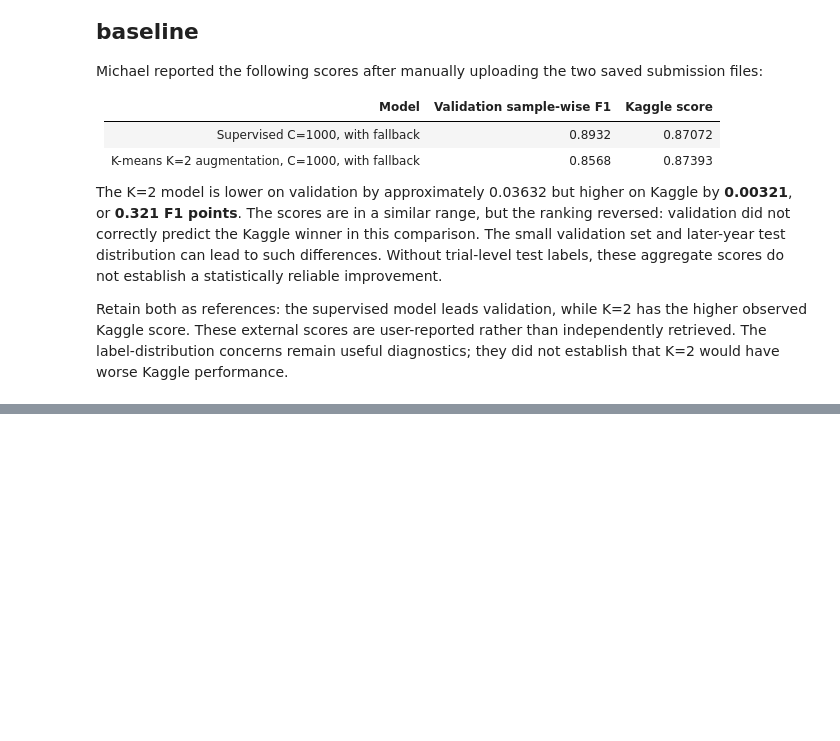
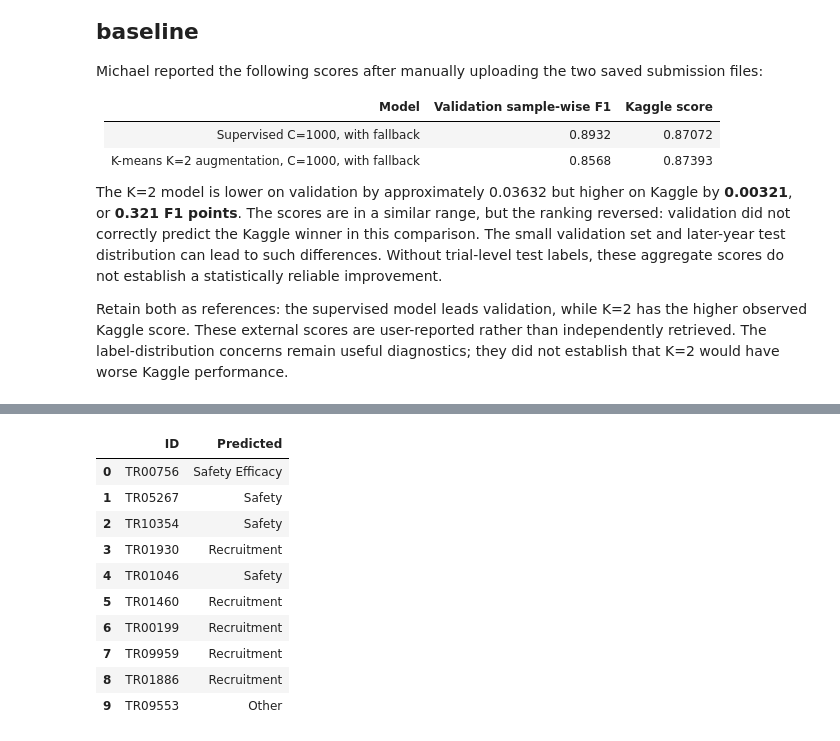
Before and after one commit to anihadagali7/AML-Midterm, a Jupyter notebook: part1/part1.ipynb, the cells around one changed output, grey strips where cells are left out. Drawn from its saved outputs; the diff is of its cells as text; code cells hidden in the pictures; blank space fills up the shorter version.

```diff
--- a/part1/part1.ipynb
+++ b/part1/part1.ipynb
@@ -1123,0 +1416,81 @@ Retain both as references: the supervised model leads validation, while K=2 has
+# %%
+k2_year_model_path = YEAR_EXPERIMENT_DIR / "models" / "k02_embeddings_year.joblib"
+k2_year_saved = joblib.load(k2_year_model_path)
+k2_year_classifier = k2_year_saved["classifier"]
+k2_year_features = k2_year_saved["feature_columns"]
+assert k2_year_features == EMBEDDING_COLUMNS + ["start_year"]
+assert k2_year_saved["reasons"] == REASONS
+assert k2_year_classifier.named_steps["scaler"].n_features_in_ == 151
+assert k2_year_classifier.named_steps["scaler"].n_samples_seen_ == 545
+assert k2_year_classifier.named_steps["classifier"].estimator.C == 1000.0
+
+k2_year_val = evaluate_reason_classifier(
+    k2_year_classifier, year_val_df[k2_year_features].to_numpy(), year_val_labels,
+    threshold=0.5, ensure_nonempty=True,
+)
+k2_year_reference = year_comparison.set_index("experiment").loc["k02_embeddings_year"]
+np.testing.assert_allclose(k2_year_val["metrics"]["sample_f1"], k2_year_reference.validation_sample_f1, atol=1e-14)
+np.testing.assert_allclose(k2_year_val["metrics"]["macro_f1"], k2_year_reference.validation_macro_f1, atol=1e-14)
+
+k2_year_test = pd.read_csv(year_data_dir / "part1_test.csv")
+k2_year_sample = pd.read_csv(year_data_dir / "part1_sample_submission.csv")
+assert k2_year_test["ID"].is_unique and k2_year_sample["ID"].is_unique
+assert set(k2_year_test["ID"]) == set(k2_year_sample["ID"])
+assert set(k2_year_test["ID"]).isdisjoint(year_training_sets["k02"]["ID"])
+assert set(k2_year_test["ID"]).isdisjoint(year_val_df["ID"])
+assert np.isfinite(k2_year_test[k2_year_features].to_numpy()).all()
+k2_year_probabilities = k2_year_classifier.predict_proba(k2_year_test[k2_year_features].to_numpy())
+k2_year_predicted, k2_year_fallback = predict_reason_labels(k2_year_probabilities, threshold=0.5, ensure_nonempty=True)
+k2_year_submission = pd.DataFrame({
+    "ID": k2_year_test["ID"],
+    "Predicted": [" ".join(r for r, yes in zip(REASONS, row) if yes) for row in k2_year_predicted],
+}).set_index("ID").loc[k2_year_sample["ID"]].reset_index()
+assert k2_year_submission.shape == (312, 2)
+assert k2_year_submission["ID"].tolist() == k2_year_sample["ID"].tolist()
+assert k2_year_submission["Predicted"].str.len().gt(0).all()
+assert k2_year_submission["Predicted"].map(lambda s: set(s.split()).issubset(REASONS)).all()
+k2_year_submission_path = year_data_dir / "part1_kmeans_K2_year_C1000_submission.csv"
+k2_year_submission.to_csv(k2_year_submission_path, index=False)
+pd.testing.assert_frame_equal(pd.read_csv(k2_year_submission_path), k2_year_submission)
+
+k2_without_year = pd.read_csv(year_data_dir / "part1_kmeans_K2_C1000_submission.csv").set_index("ID")
+k2_year_changed = int(sum(
+    set(row.Predicted.split()) != set(k2_without_year.loc[row.ID, "Predicted"].split())
+    for row in k2_year_submission.itertuples(index=False)
+))
+k2_year_record = {
+    "experiment": "k02_embeddings_year", "features": k2_year_features, "classifier_C": 1000.0,
+    "original_trials": 157, "generated_trials": 388, "generated_weight": 0.25,
+    "threshold": 0.5, "fallback": "highest-probability reason if no label reaches threshold",
+    "validation_sample_f1": k2_year_val["metrics"]["sample_f1"],
+    "validation_macro_f1": k2_year_val["metrics"]["macro_f1"],
+    "test_rows": len(k2_year_submission), "test_fallback_trials": int(k2_year_fallback.sum()),
+    "test_trials_changed_from_without_year": k2_year_changed,
+    "submission_file": k2_year_submission_path.name,
+    "submission_sha256": hashlib.sha256(k2_year_submission_path.read_bytes()).hexdigest(),
+    "model_file": "models/k02_embeddings_year.joblib",
+    "model_sha256": hashlib.sha256(k2_year_model_path.read_bytes()).hexdigest(),
+    "kaggle_score": YEAR_REPORTED_KAGGLE_SCORES["k02_embeddings_year"],
+    "kaggle_status": "submitted; score reported by Michael",
+    "kaggle_change_from_without_year": -0.02244,
+    "kaggle_comparator_without_year": 0.87393,
+}
+(YEAR_EXPERIMENT_DIR / "k02_year_submission.json").write_text(json.dumps(k2_year_record, indent=2) + "\n")
+k2_year_summary_path = YEAR_EXPERIMENT_DIR / "SUMMARY.md"
+k2_year_summary = k2_year_summary_path.read_text().split("## K=2 plus year Kaggle submission")[0].rstrip()
+k2_year_summary += (
+    "\n\n## K=2 plus year Kaggle submission\n\n"
+    f"Prepared `{k2_year_submission_path.name}` with 312 predictions from the saved 151-feature classifier. "
+    f"Test trials using the nonempty fallback: {int(k2_year_fallback.sum())}. "
+    f"Predictions differ from K=2 without year on {k2_year_changed} trials. "
+    "**Kaggle result: 0.85149 (reported by Michael after manual submission).** Compare with K=2 without year at **0.87393**. "
+    "The model and submission checksums are recorded in `k02_year_submission.json`.\n"
+)
+k2_year_summary_path.write_text(k2_year_summary)
+print(f"Saved {len(k2_year_submission)} predictions to: {k2_year_submission_path}")
+print(f"Validation sample-wise F1: {k2_year_val['metrics']['sample_f1']:.4f}")
+print(f"Validation macro F1: {k2_year_val['metrics']['macro_f1']:.4f}")
+print(f"Test trials changed from K=2 without year: {k2_year_changed}")
+print(f"Test trials requiring fallback: {k2_year_fallback.sum()}")
+display(k2_year_submission.head(10))
+# %% [output]
@@ -1123,0 +1502,11 @@ Retain both as references: the supervised model leads validation, while K=2 has
+|  | ID | Predicted |
+| 0 | TR00756 | Safety Efficacy |
+| 1 | TR05267 | Safety |
+| 2 | TR10354 | Safety |
+| 3 | TR01930 | Recruitment |
+| 4 | TR01046 | Safety |
+| 5 | TR01460 | Recruitment |
+| 6 | TR00199 | Recruitment |
+| 7 | TR09959 | Recruitment |
+| 8 | TR01886 | Recruitment |
+| 9 | TR09553 | Other |
```
Also changed, not shown: parts of 7 cells of this notebook, 18 other files.
